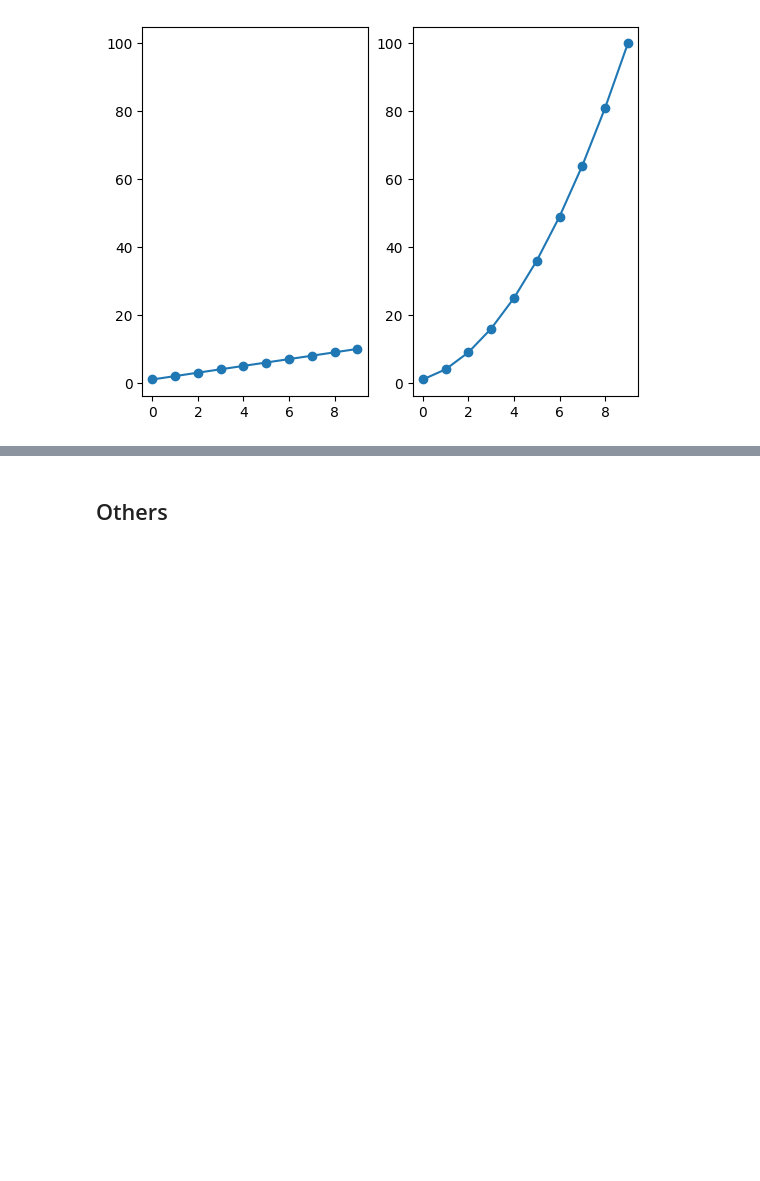
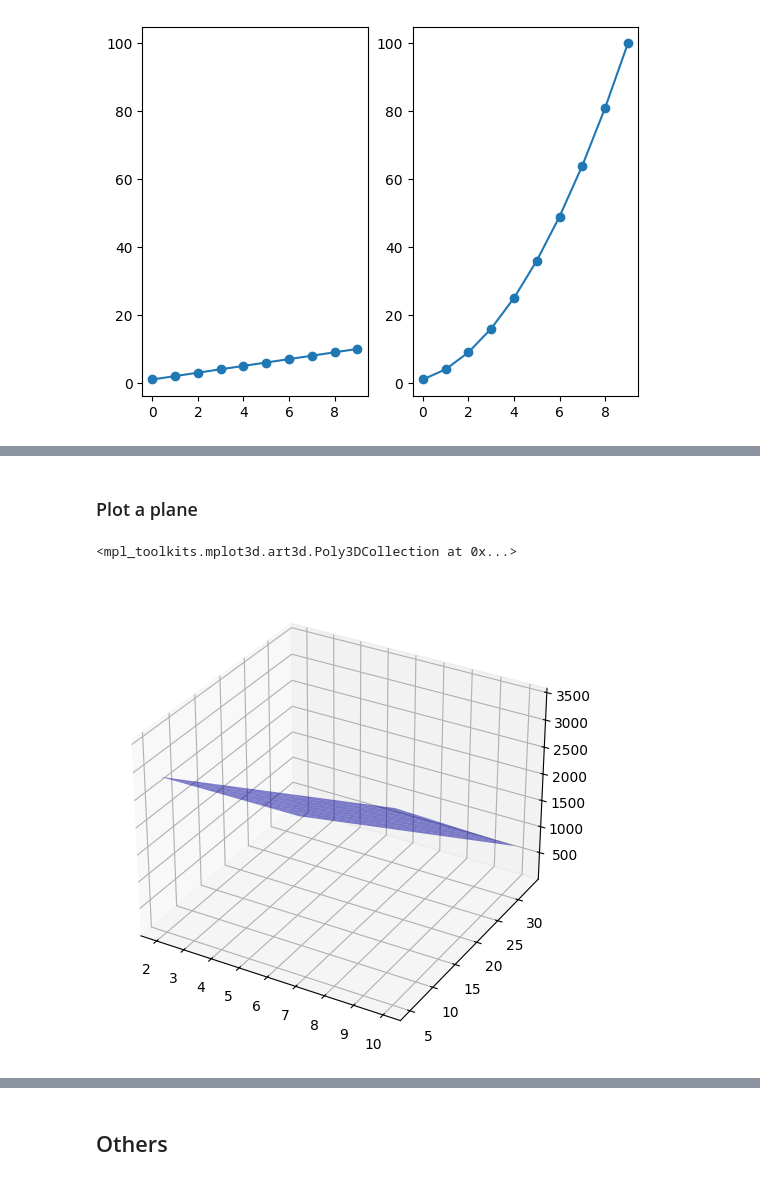
Before and after one commit to hhomaei/aml, a Jupyter notebook: 02-introduction-to-Python-libs-for-ML/03-matplotlib-practice.ipynb, the cells around one changed output, grey strips where cells are left out. Cells and saved outputs as stored; diff of their text form; code cells hidden in the pictures; blank space fills up the shorter version.

```diff
--- a/02-introduction-to-Python-libs-for-ML/03-matplotlib-practice.ipynb
+++ b/02-introduction-to-Python-libs-for-ML/03-matplotlib-practice.ipynb
@@ -383,0 +403,23 @@ plt.plot(exponential_data, '-o')
+# %% [markdown]
+### Plot a plane
+# %%
+# Learn the plane that matches with the inputs (We will learn about it later)
+# Prepare the data for Linear Regression
+X = np.array(list(zip(wind_speed, temperature)))
+y = np.array(power_output)
+# Fit the model
+model = LinearRegression().fit(X, y)
+intercept = model.intercept_
+coef = model.coef_
+
+# Create the mesh grid for the plane
+xx, yy = np.meshgrid(np.linspace(2, 10, 10), np.linspace(5, 33, 10))
+zz = coef[0] * xx + coef[1] * yy + intercept
+
+# Plotting the regression plane
+fig = plt.figure(figsize=(10, 6))  # Adjust the figure size
+ax = fig.add_subplot(111, projection='3d')
+ax.plot_surface(xx, yy, zz, color='blue', alpha=0.5, label='Regression plane')
+# %% [output]
+<mpl_toolkits.mplot3d.art3d.Poly3DCollection at 0x...>
+[figure, added]
```
Also changed, not shown: parts of 6 cells of this notebook.
